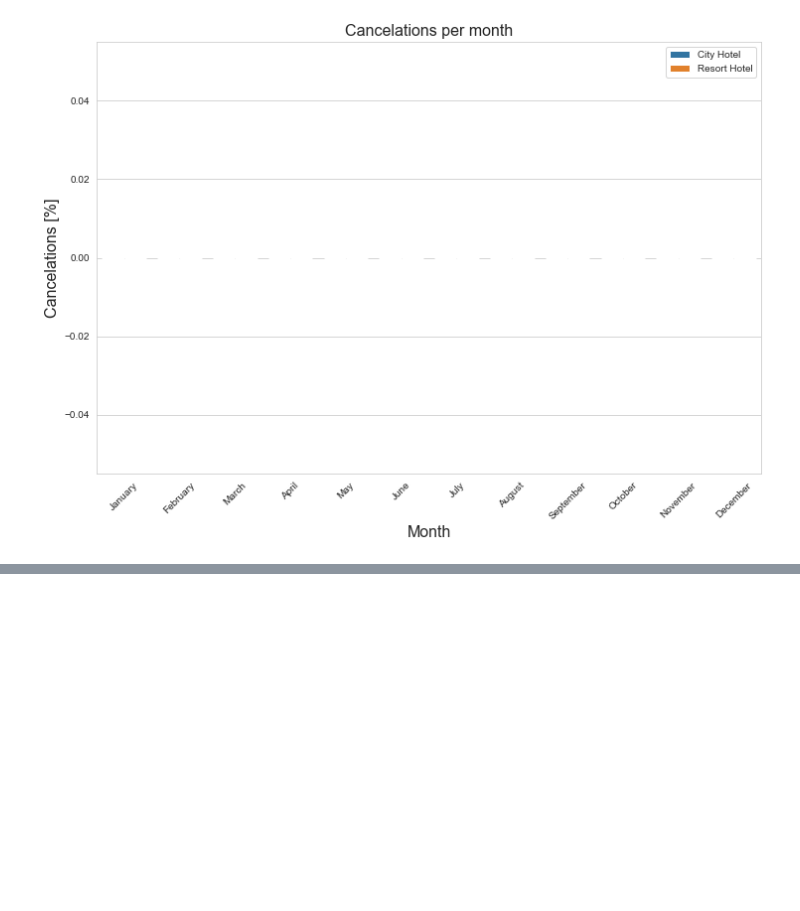
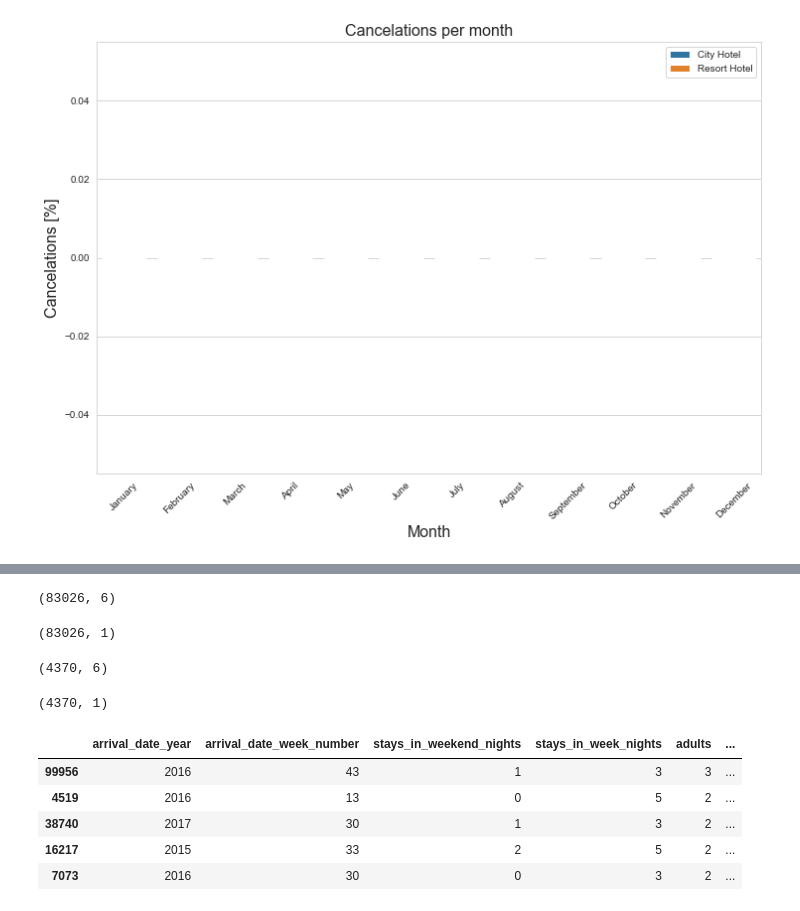
Before and after one commit to SiddiquiZoya787/Hotel-Booking-Demand, a Jupyter notebook: hotel booking demand (3).ipynb, the cells around one changed output, grey strips where cells are left out. Cells and saved outputs as stored; diff of their text form; code cells hidden in the pictures; blank space fills up the shorter version.

```diff
--- a/hotel booking demand (3).ipynb
+++ b/hotel booking demand (3).ipynb
@@ -668,0 +900,29 @@ plt.show()
+# %%
+x=df_New[['arrival_date_year','arrival_date_week_number', 'stays_in_weekend_nights', 'stays_in_week_nights','adults','previous_cancellations']]
+y=df_New[['is_canceled']]
+X_train,X_test,Y_train,Y_test=train_test_split(x,y,test_size=0.1)
+# %%
+X_train.shape
+# %% [output]
+(83026, 6)
+# %%
+Y_train.shape
+# %% [output]
+(83026, 1)
+# %%
+X_test.shape
+# %% [output]
+(4370, 6)
+# %%
+Y_test.shape
+# %% [output]
+(4370, 1)
+# %%
+X_train.head()
+# %% [output]
+|  | arrival_date_year | arrival_date_week_number | stays_in_weekend_nights | stays_in_week_nights | adults | ... |
+| 99956 | 2016 | 43 | 1 | 3 | 3 | ... |
+| 4519 | 2016 | 13 | 0 | 5 | 2 | ... |
+| 38740 | 2017 | 30 | 1 | 3 | 2 | ... |
+| 16217 | 2015 | 33 | 2 | 5 | 2 | ... |
+| 7073 | 2016 | 30 | 0 | 3 | 2 | ... |
```
Also changed, not shown: parts of 79 cells of this notebook.
